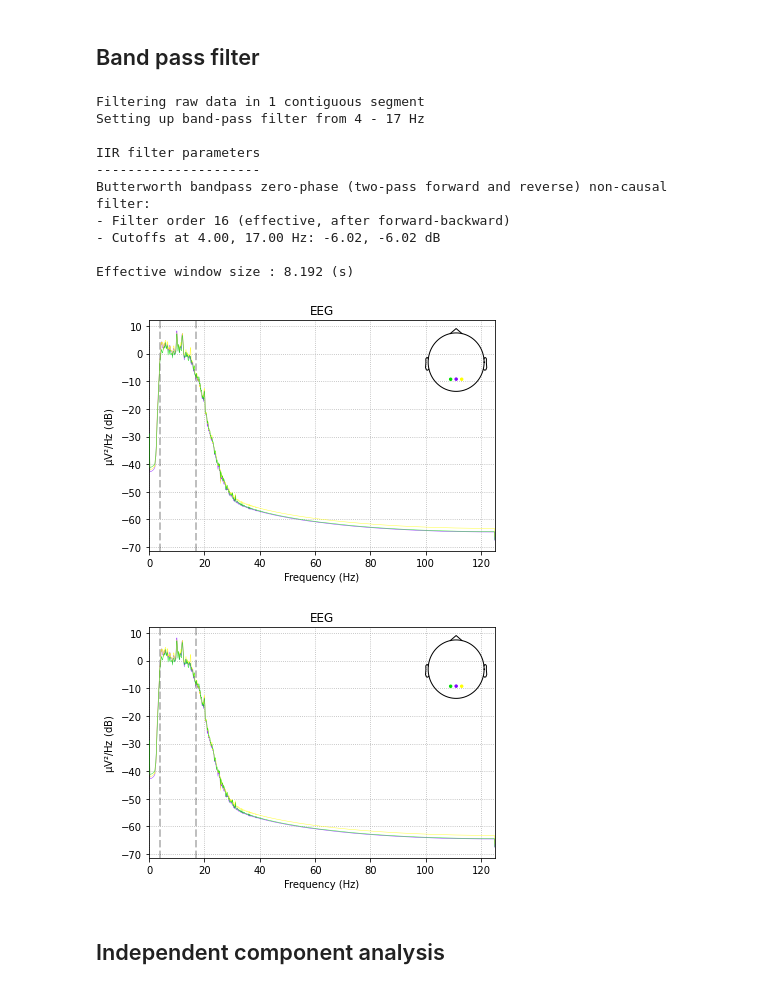
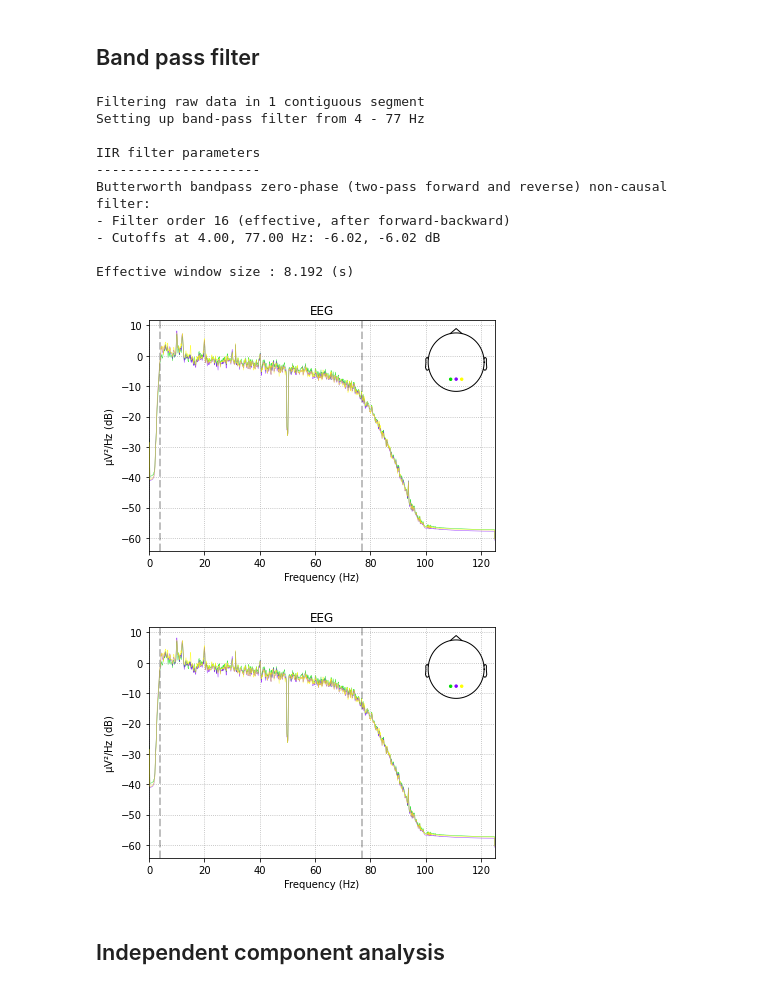
Before and after one commit to chaklam-silpasuwanchai/EEG-Real-Time-Applications, a Jupyter notebook: SSVEP/3-analysis/Offline.ipynb, the cells around one changed output. Saved outputs shown, nothing was run; the diff lists cells and outputs as text; code cells hidden in the pictures.

```diff
--- a/SSVEP/3-analysis/Offline.ipynb
+++ b/SSVEP/3-analysis/Offline.ipynb
@@ -108,27 +113,27 @@ Effective window size : 8.192 (s)
 # %%
 #according to https://journals.plos.org/plosone/article?id=10.1371/journal.pone.0077536,
 #the optimal range is 12-18hz
 
 #since we use 6hz, 10hz, and 15hz,
-#we will take three harmonics, which maximum freq is 15 x 3 = 45
-#we will take +- 2 at each end, thus 6-4 = 2, and 45+2 = 47
+#we will take five harmonics, which maximum freq is 15 x 5 = 75
+#we will take +- 2 at each end, thus 6-2 = 4, and 75+2 = 77
 
-raw.filter(4, 50, method='iir')
+raw.filter(4, 77, method='iir')
 
 raw.plot_psd()
 # %% [output]
 Filtering raw data in 1 contiguous segment
-Setting up band-pass filter from 4 - 17 Hz
+Setting up band-pass filter from 4 - 77 Hz
 
 IIR filter parameters
 ---------------------
 Butterworth bandpass zero-phase (two-pass forward and reverse) non-causal filter:
 - Filter order 16 (effective, after forward-backward)
-- Cutoffs at 4.00, 17.00 Hz: -6.02, -6.02 dB
+- Cutoffs at 4.00, 77.00 Hz: -6.02, -6.02 dB
 
 Effective window size : 8.192 (s)
-[figure, old version]
+[figure, new version]
-[figure, old version]
+[figure, new version]
 # %% [markdown]
 ## Independent component analysis
 # %% [markdown]
```
Also changed, not shown: parts of 3 cells of this notebook, 5 other files.
